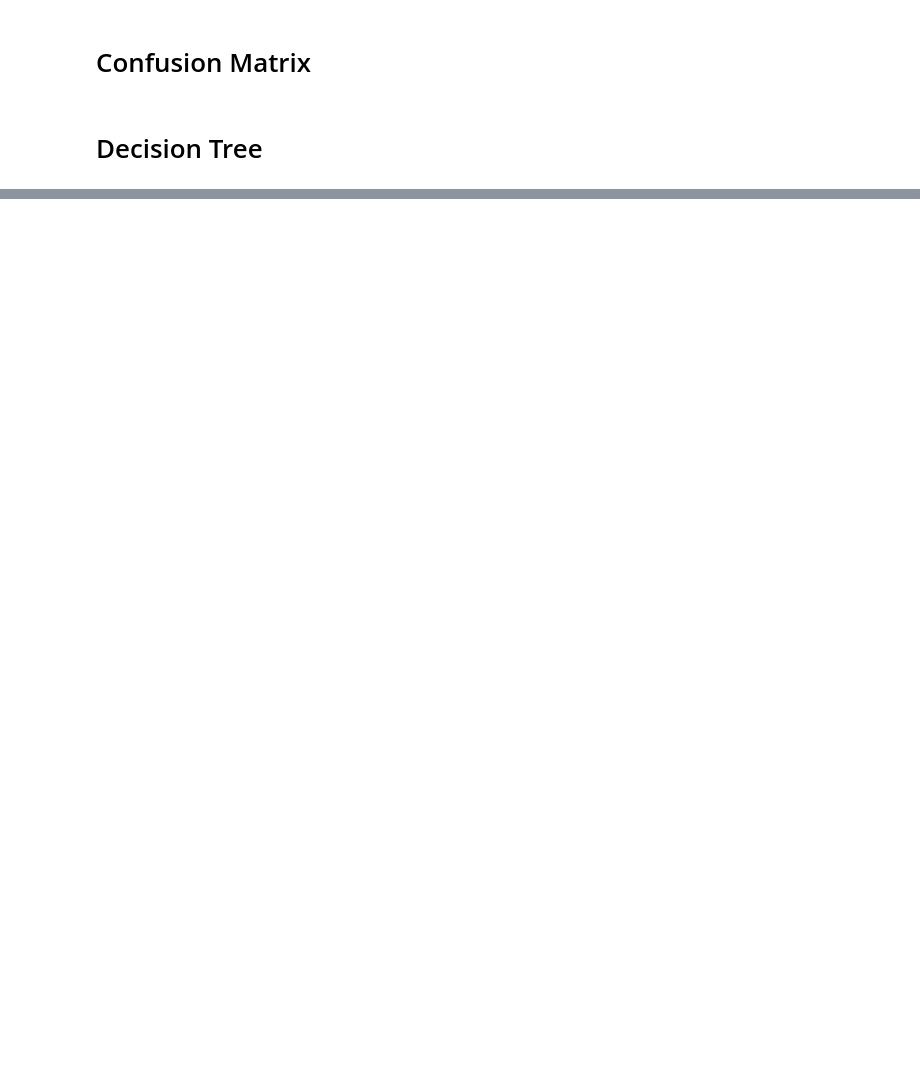
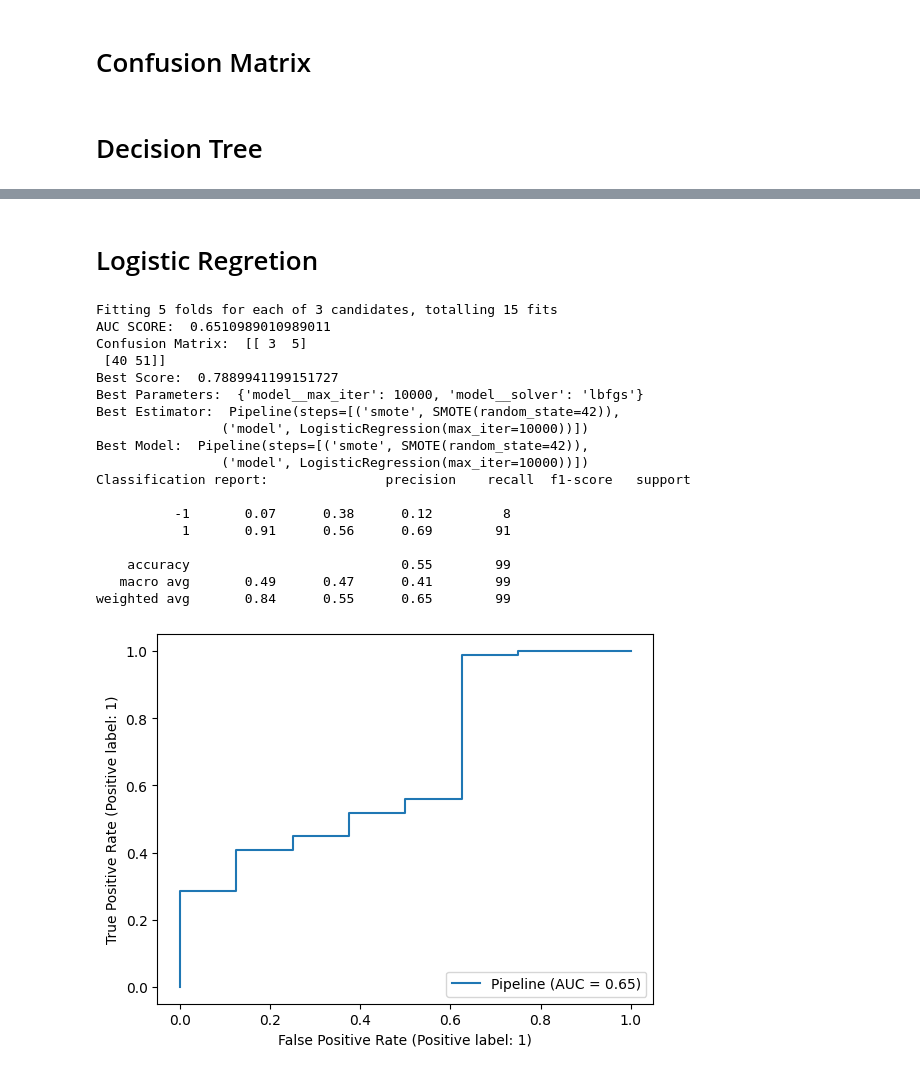
Before and after one commit to BernardoFerreira00/AC-Project, a Jupyter notebook: Notebooks/Analise.ipynb, the cells around one changed output, grey strips where cells are left out. Saved outputs shown, nothing was run; the diff lists cells and outputs as text; code cells hidden in the pictures; blank space fills up the shorter version.

```diff
--- a/Notebooks/Analise.ipynb
+++ b/Notebooks/Analise.ipynb
@@ -73,0 +180,33 @@ display_conf_matrix_graph(y_test, dTree_pred)
+# %% [markdown]
+# Logistic Regretion
+# %%
+from sklearn.linear_model import LogisticRegression
+features = [x for x in train_df.columns if x not in ['loan_status']]
+X = train_df[features]
+y = train_df['loan_status']
+
+X_train, X_test, y_train, y_test = train_test_split(X, y, test_size=0.3, random_state=42, shuffle=False)
+
+lr = LogisticRegression()
+parameter_grid = {'model__max_iter': [1000, 5000, 10000], 'model__solver': ['lbfgs']}
+lr = grid_search(lr, X_train, y_train,X_test,y_test, parameter_grid)
+# %% [output]
+Fitting 5 folds for each of 3 candidates, totalling 15 fits
+AUC SCORE:  0.6510989010989011
+Confusion Matrix:  [[ 3  5]
+ [40 51]]
+Best Score:  0.7889941199151727
+Best Parameters:  {'model__max_iter': 10000, 'model__solver': 'lbfgs'}
+Best Estimator:  Pipeline(steps=[('smote', SMOTE(random_state=42)),
+                ('model', LogisticRegression(max_iter=10000))])
+Best Model:  Pipeline(steps=[('smote', SMOTE(random_state=42)),
+                ('model', LogisticRegression(max_iter=10000))])
+Classification report:               precision    recall  f1-score   support
+
+          -1       0.07      0.38      0.12         8
+           1       0.91      0.56      0.69        91
+
+    accuracy                           0.55        99
+   macro avg       0.49      0.47      0.41        99
+weighted avg       0.84      0.55      0.65        99
+[figure, added]
```
Also changed, not shown: parts of 15 cells of this notebook, 3 other files.
